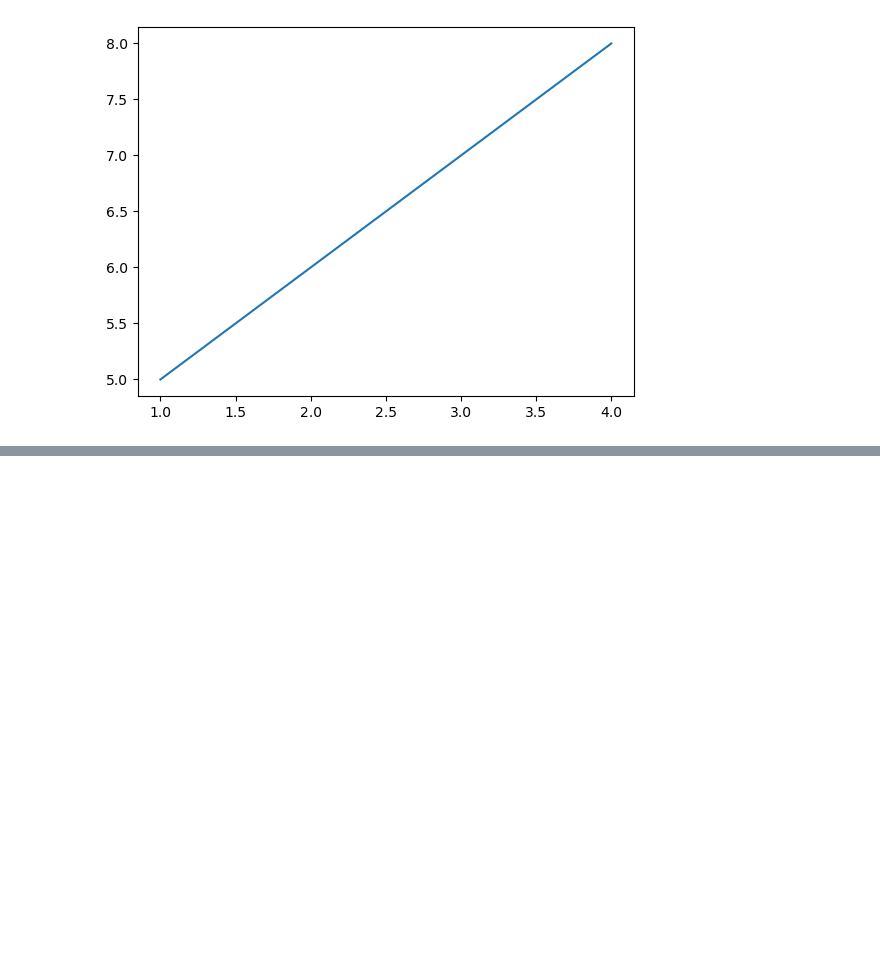
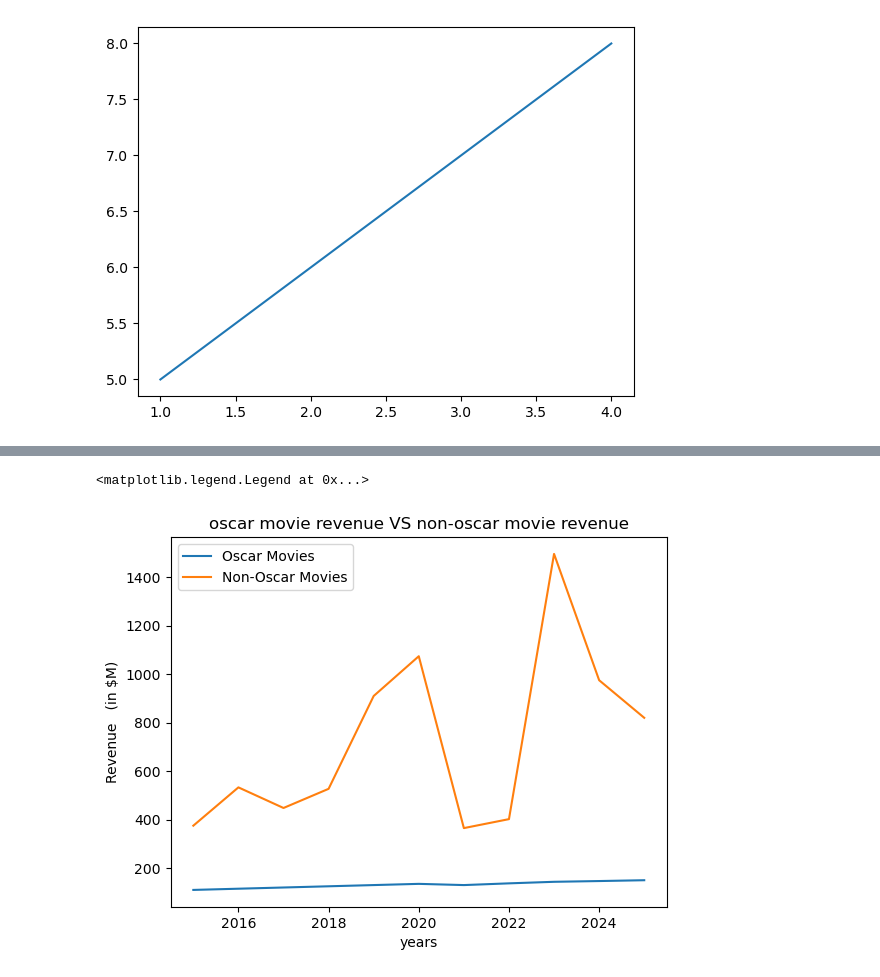
Before and after one commit to mihirgupta665/PRIME-AI-And-ML-, a Jupyter notebook: 5_Data_Visualization/Untitled.ipynb, the cells around one changed output, grey strips where cells are left out. Cells and saved outputs as stored; diff of their text form; code cells hidden in the pictures; blank space fills up the shorter version.

```diff
--- a/5_Data_Visualization/Untitled.ipynb
+++ b/5_Data_Visualization/Untitled.ipynb
@@ -16,0 +33,16 @@ plt.show()
+# %%
+non_oscar_movies = ["Mad Max: Fury Road", "The Revenant", "La La Land", "Dunkirk",
+                    "Bohemian Rhapsody", "Joker", "Tenet", "Dune", "Top Gun: Maverick", "Oppenheimer", "Dune: Part Two"]
+
+non_oscar_years = [2015, 2016, 2017, 2018, 2019, 2020, 2021, 2022, 2023, 2024, 2025]
+non_oscar_revenues = [375, 533, 448, 527, 910, 1074, 365, 402, 1496, 975, 820]
+
+plt.plot(years, oscar_revenues, label="Oscar Movies")
+plt.plot(years, non_oscar_revenues, label="Non-Oscar Movies")
+plt.title("oscar movie revenue VS non-oscar movie revenue")
+plt.xlabel("years")
+plt.ylabel("Revenue   (in $M)")
+plt.legend(loc="upper left")
+# %% [output]
+<matplotlib.legend.Legend at 0x...>
+[figure, added]
```
Also changed, not shown: parts of 2 cells of this notebook, 1 other file.
